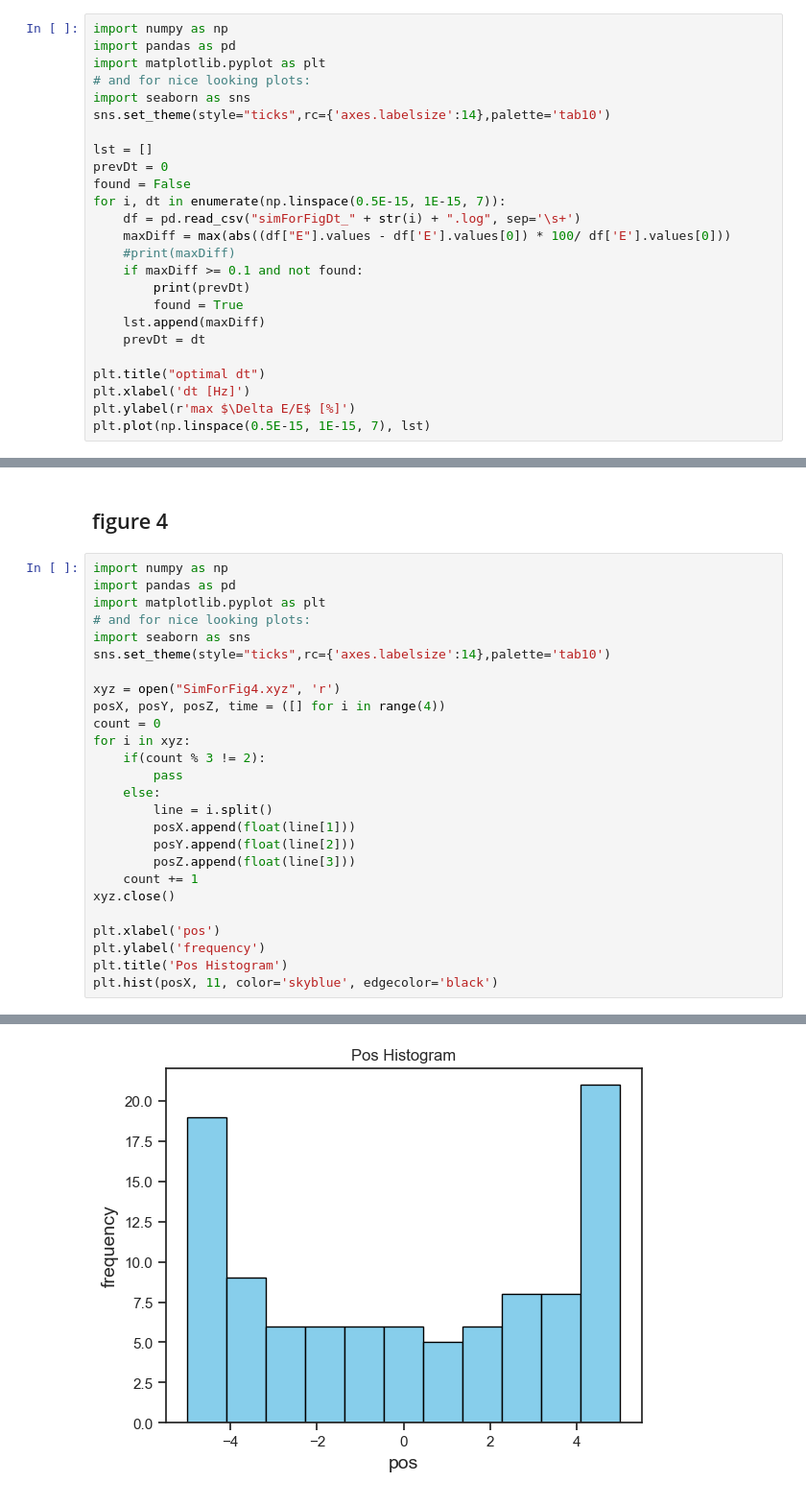
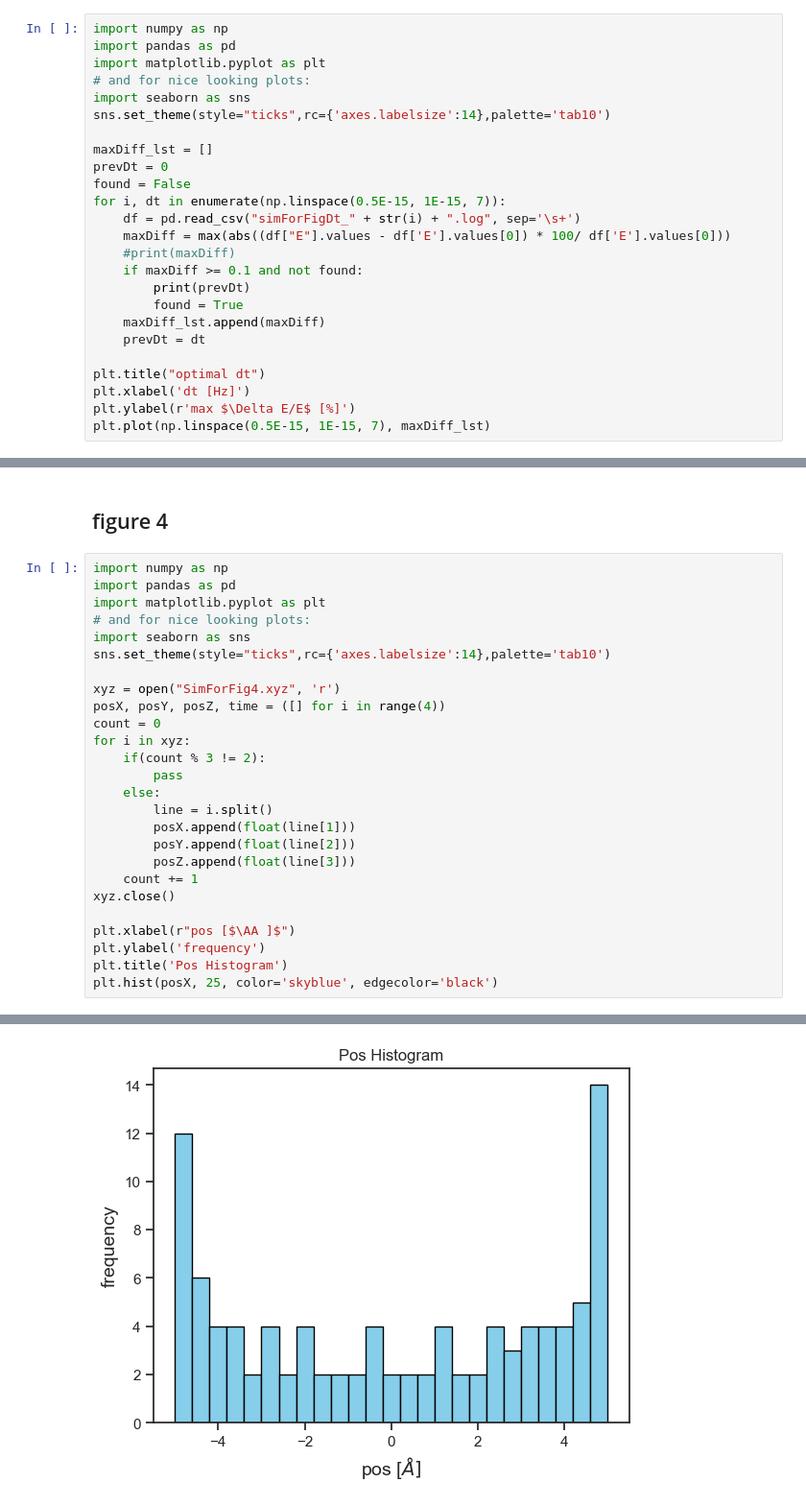
Before and after one commit to SagiMeir/Simulations4Beginners, a Jupyter notebook: getting_started.ipynb, the cells around one changed output, grey strips where cells are left out. Shown at 96% size. Saved outputs shown, nothing was run; the diff lists cells and outputs as text.

```diff
--- a/getting_started.ipynb
+++ b/getting_started.ipynb
@@ -78,7 +78,7 @@ import matplotlib.pyplot as plt
 import seaborn as sns
 sns.set_theme(style="ticks",rc={'axes.labelsize':14},palette='tab10')
 
-lst = []
+maxDiff_lst = []
 prevDt = 0
 found = False
 for i, dt in enumerate(np.linspace(0.5E-15, 1E-15, 7)):
@@ -88,13 +88,13 @@ for i, dt in enumerate(np.linspace(0.5E-15, 1E-15, 7)):
     if maxDiff >= 0.1 and not found:
         print(prevDt)
         found = True
-    lst.append(maxDiff)
+    maxDiff_lst.append(maxDiff)
     prevDt = dt
 
 plt.title("optimal dt")
 plt.xlabel('dt [Hz]')
 plt.ylabel(r'max $\Delta E/E$ [%]')
-plt.plot(np.linspace(0.5E-15, 1E-15, 7), lst)
+plt.plot(np.linspace(0.5E-15, 1E-15, 7), maxDiff_lst)
 # %% [output]
 8.333333333333334e-16
 [<matplotlib.lines.Line2D at 0x...>]
@@ -185,8 +185,8 @@ for i in xyz:
     count += 1
 xyz.close()
 
-plt.xlabel('pos')
+plt.xlabel(r"pos [$\AA ]$")
 plt.ylabel('frequency')
 plt.title('Pos Histogram')
-plt.hist(posX, 11, color='skyblue', edgecolor='black')
+plt.hist(posX, 25, color='skyblue', edgecolor='black')
 # %% [output]
@@ -197 +202 @@ plt.hist(posX, 11, color='skyblue', edgecolor='black')
-[figure, old version]
+[figure, new version]
```
Also changed, not shown: parts of 5 cells of this notebook, 2 other files.
